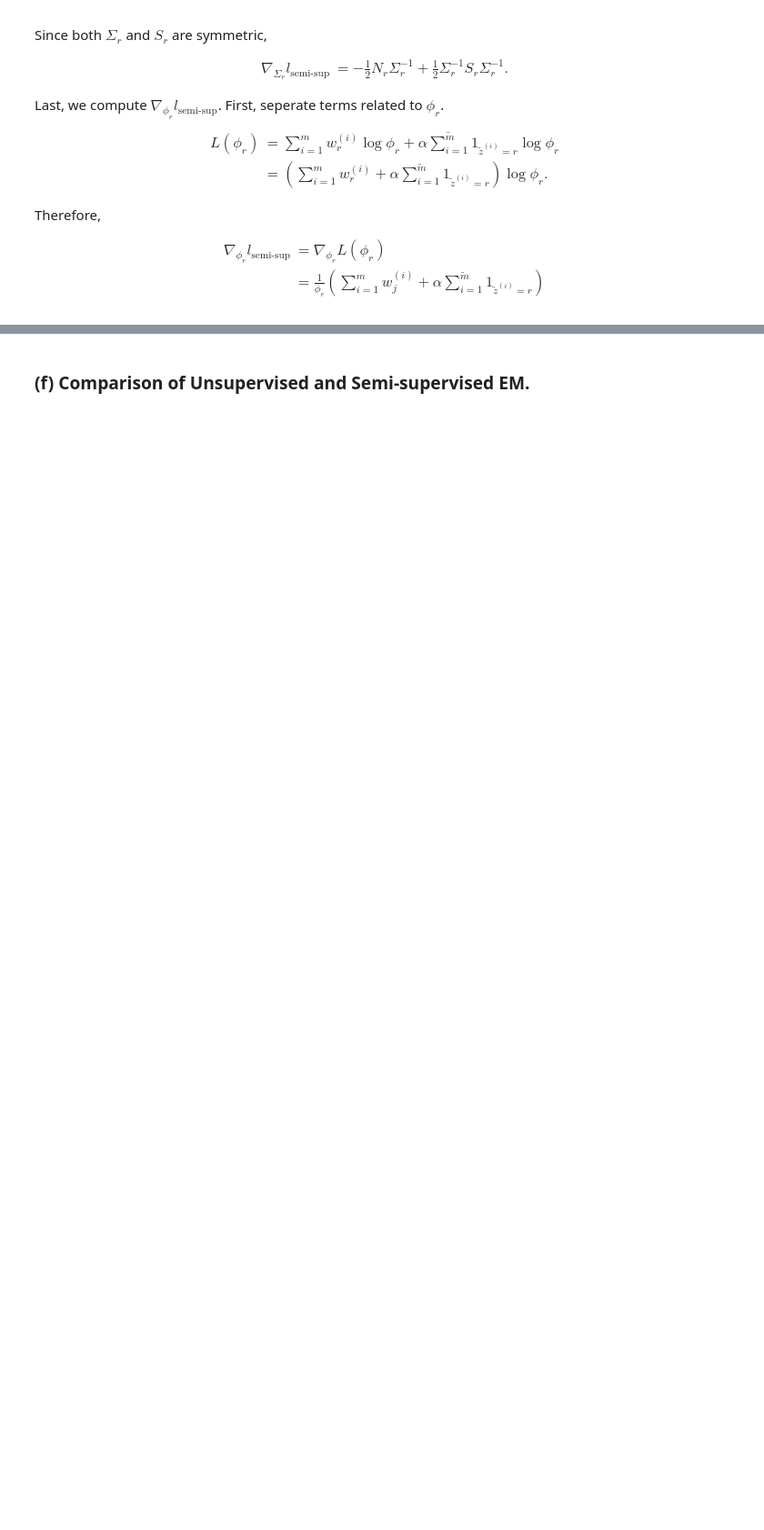
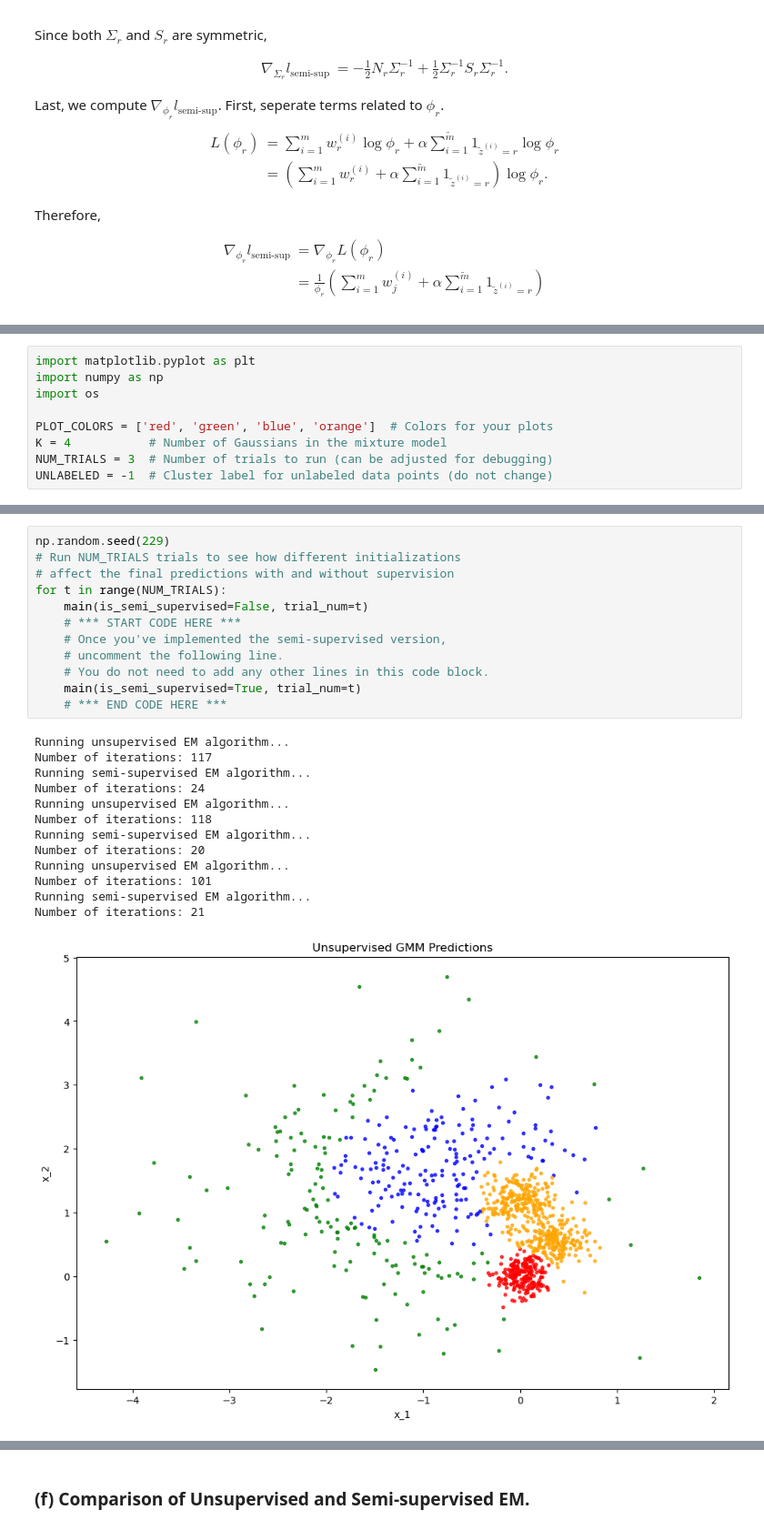
Before and after one commit to vwOvOwv/CS229-Machine-Learning-2018-Fall-Assignment, a Jupyter notebook: PS3/PS3-4 Semi-supervised EM.ipynb, the cells around one changed output, grey strips where cells are left out. Shown: that part at 91% size. Drawn from its saved outputs; the diff is of its cells as text; blank space fills up the shorter version.

```diff
--- a/PS3/PS3-4 Semi-supervised EM.ipynb
+++ b/PS3/PS3-4 Semi-supervised EM.ipynb
@@ -202,0 +201,9 @@ where $r\in\{1,2,\dots,k\}$.
+# %%
+import matplotlib.pyplot as plt
+import numpy as np
+import os
+
+PLOT_COLORS = ['red', 'green', 'blue', 'orange']  # Colors for your plots
+K = 4           # Number of Gaussians in the mixture model
+NUM_TRIALS = 3  # Number of trials to run (can be adjusted for debugging)
+UNLABELED = -1  # Cluster label for unlabeled data points (do not change)
@@ -202,0 +452,26 @@ where $r\in\{1,2,\dots,k\}$.
+# %%
+np.random.seed(229)
+# Run NUM_TRIALS trials to see how different initializations
+# affect the final predictions with and without supervision
+for t in range(NUM_TRIALS):
+    main(is_semi_supervised=False, trial_num=t)
+    # *** START CODE HERE ***
+    # Once you've implemented the semi-supervised version,
+    # uncomment the following line.
+    # You do not need to add any other lines in this code block.
+    main(is_semi_supervised=True, trial_num=t)
+    # *** END CODE HERE ***
+# %% [output]
+Running unsupervised EM algorithm...
+Number of iterations: 117
+Running semi-supervised EM algorithm...
+Number of iterations: 24
+Running unsupervised EM algorithm...
+Number of iterations: 118
+Running semi-supervised EM algorithm...
+Number of iterations: 20
+Running unsupervised EM algorithm...
+Number of iterations: 101
+Running semi-supervised EM algorithm...
+Number of iterations: 21
+[figure, added]
```
Also changed, not shown: parts of 8 cells of this notebook.
